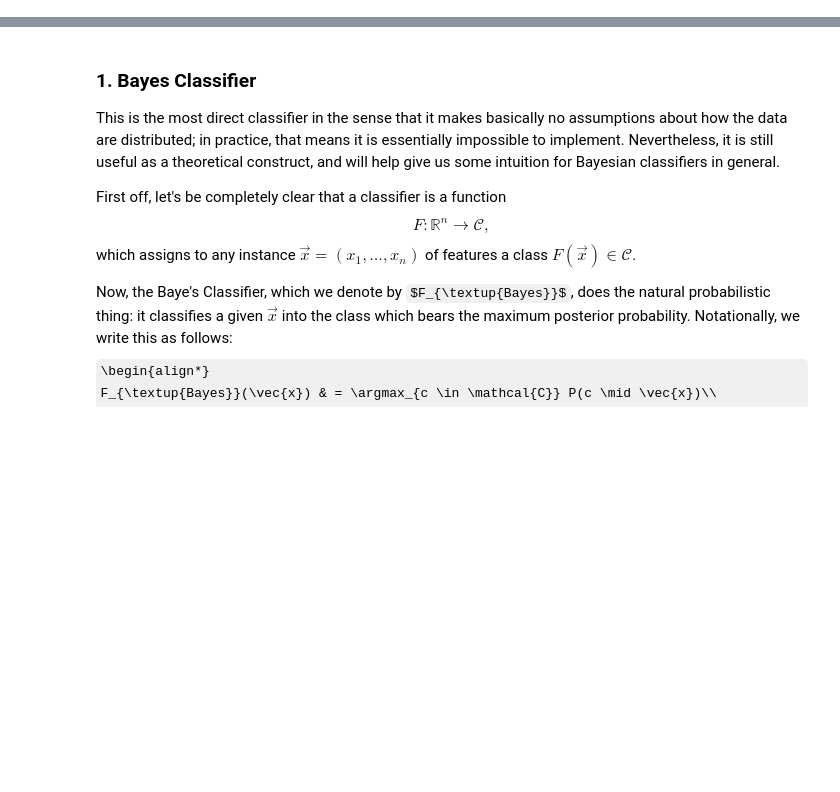
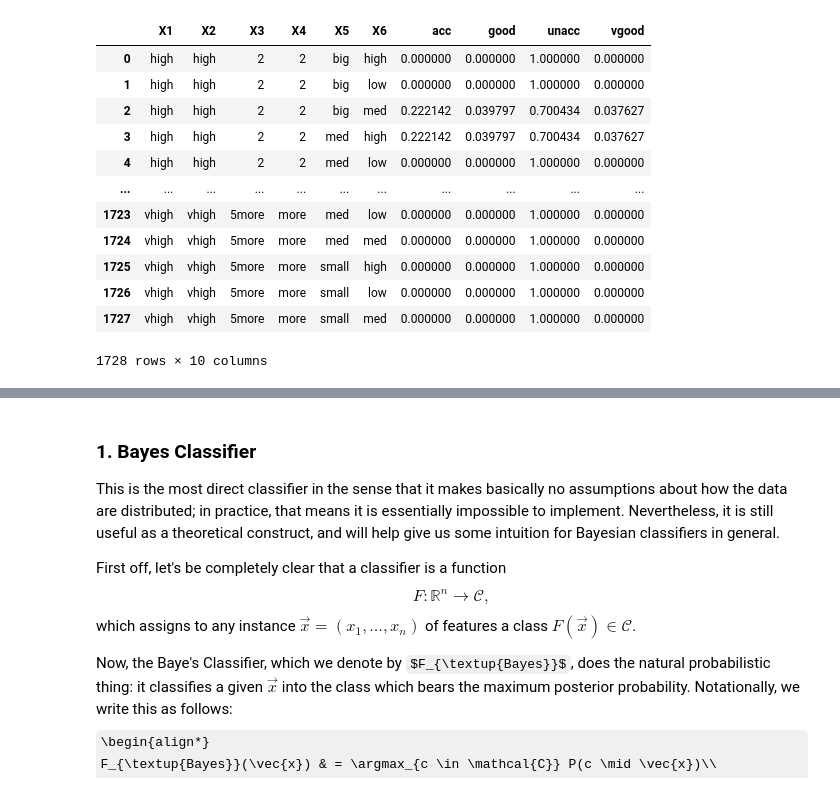
Before and after one commit to arvindsuresh-math/MATH-392-Intro-to-neural-networks, a Jupyter notebook: notebooks/10_bayesian-classifiers.ipynb, the cells around one changed output, grey strips where cells are left out. Drawn from its saved outputs; the diff is of its cells as text; code cells hidden in the pictures; some formulas as TeX source; blank space fills up the shorter version.

Commit message:
added stuff to 10 bayesian classifiers.

```diff
--- a/notebooks/10_bayesian-classifiers.ipynb
+++ b/notebooks/10_bayesian-classifiers.ipynb
@@ -10,0 +286,41 @@ I refer to these as Bayesian classifiers because they are all based on Baye's Th
+# %%
+cars_train = pd.read_csv("../data/classification/car_evaluation/train.csv")
+cars_test = pd.read_csv("../data/classification/car_evaluation/test.csv")
+# Combine train and test data for consistent preprocessing.
+X_train = cars_train.drop(columns=["Y"])
+y_train = cars_train["Y"]
+X_test = cars_test.drop(columns=["Y"])
+y_test = cars_test["Y"]
+
+# Initialize and fit the classifier.
+clf = MyBayesClassifier()
+clf.fit(X_train, y_train)
+
+# Predict probabilities and classes for the train and test set
+train_proba = clf.predict_proba(X_train)
+train_predictions = clf.predict(X_train)
+test_proba = clf.predict_proba(X_test)
+test_predictions = clf.predict(X_test)
+
+# append true and predicted values of train and test sets to the proba dataframes
+train_proba["Y_true"] = y_train
+train_proba["Y_pred"] = train_predictions
+test_proba["Y_true"] = y_test
+test_proba["Y_pred"] = test_predictions
+# %%
+posteriors = clf.get_posteriors()
+posteriors
+# %% [output]
+|  | X1 | X2 | X3 | X4 | X5 | X6 | acc | good | unacc | vgood |
+| 0 | high | high | 2 | 2 | big | high | 0.000000 | 0.000000 | 1.000000 | 0.000000 |
+| 1 | high | high | 2 | 2 | big | low | 0.000000 | 0.000000 | 1.000000 | 0.000000 |
+| 2 | high | high | 2 | 2 | big | med | 0.222142 | 0.039797 | 0.700434 | 0.037627 |
+| 3 | high | high | 2 | 2 | med | high | 0.222142 | 0.039797 | 0.700434 | 0.037627 |
+| 4 | high | high | 2 | 2 | med | low | 0.000000 | 0.000000 | 1.000000 | 0.000000 |
+| ... | ... | ... | ... | ... | ... | ... | ... | ... | ... | ... |
+| 1723 | vhigh | vhigh | 5more | more | med | low | 0.000000 | 0.000000 | 1.000000 | 0.000000 |
+| 1724 | vhigh | vhigh | 5more | more | med | med | 0.000000 | 0.000000 | 1.000000 | 0.000000 |
+| 1725 | vhigh | vhigh | 5more | more | small | high | 0.000000 | 0.000000 | 1.000000 | 0.000000 |
+| 1726 | vhigh | vhigh | 5more | more | small | low | 0.000000 | 0.000000 | 1.000000 | 0.000000 |
+| 1727 | vhigh | vhigh | 5more | more | small | med | 0.000000 | 0.000000 | 1.000000 | 0.000000 |
+1728 rows × 10 columns
```
Also changed, not shown: parts of 10 cells of this notebook, 5 other files.
